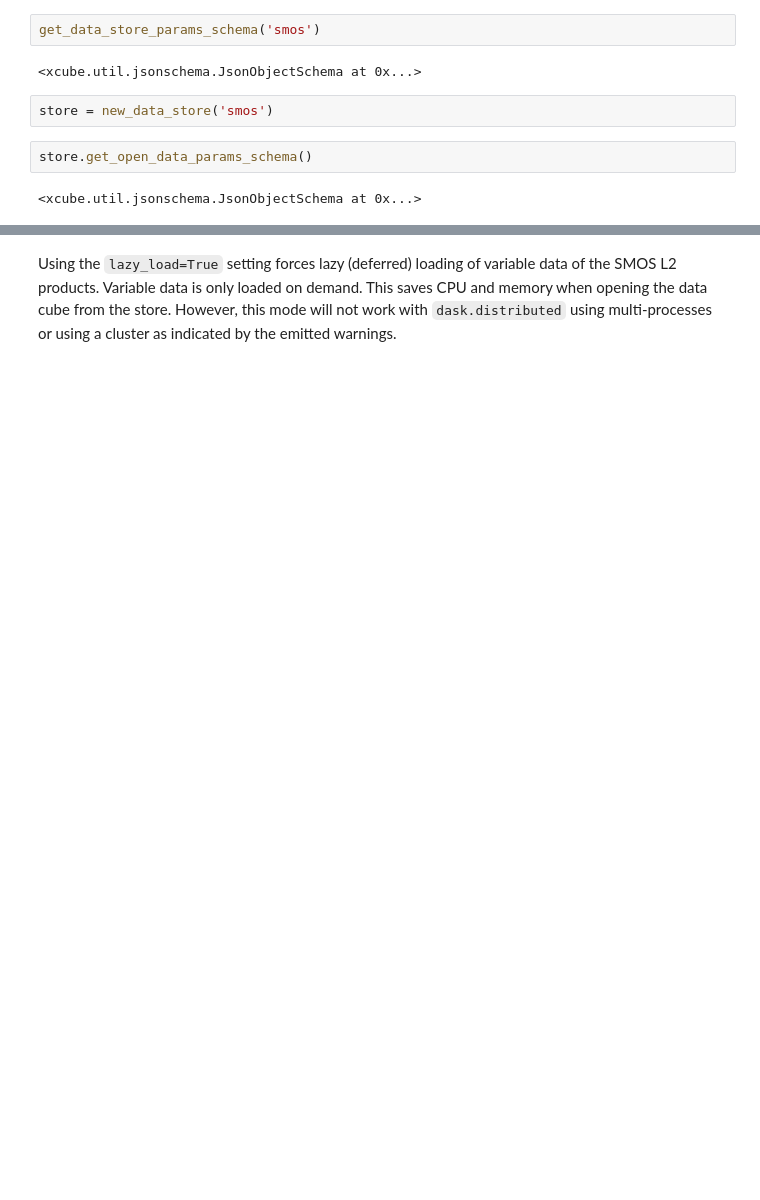
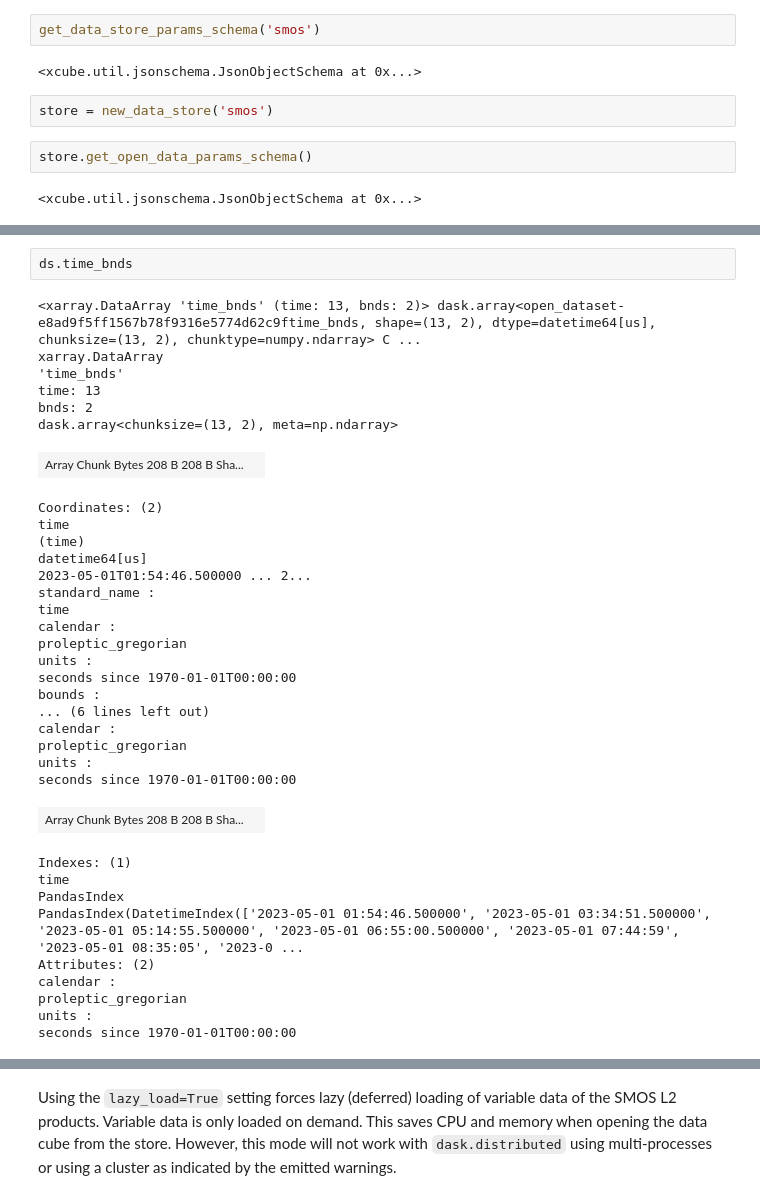
Before and after one commit to xcube-dev/xcube-smos, a Jupyter notebook: notebooks/smos-data-store.ipynb, the cells around one changed output, grey strips where cells are left out. Cells and saved outputs as stored; diff of their text form; blank space fills up the shorter version.

```diff
--- a/notebooks/smos-data-store.ipynb
+++ b/notebooks/smos-data-store.ipynb
@@ -54,3 +68,40 @@ Data variables:
+# %%
+ds.time_bnds
+# %% [output]
+<xarray.DataArray 'time_bnds' (time: 13, bnds: 2)> dask.array<open_dataset-e8ad9f5ff1567b78f9316e5774d62c9ftime_bnds, shape=(13, 2), dtype=datetime64[us], chunksize=(13, 2), chunktype=numpy.ndarray> C ...
+xarray.DataArray
+'time_bnds'
+time: 13
+bnds: 2
+dask.array<chunksize=(13, 2), meta=np.ndarray>
+| Array Chunk Bytes 208 B 208 B Sha... |  |
+Coordinates: (2)
+time
+(time)
+datetime64[us]
+2023-05-01T01:54:46.500000 ... 2...
+standard_name :
+time
+calendar :
+proleptic_gregorian
+units :
+seconds since 1970-01-01T00:00:00
+bounds :
+... (6 lines left out)
+calendar :
+proleptic_gregorian
+units :
+seconds since 1970-01-01T00:00:00
+| Array Chunk Bytes 208 B 208 B Sha... |  |
+Indexes: (1)
+time
+PandasIndex
+PandasIndex(DatetimeIndex(['2023-05-01 01:54:46.500000', '2023-05-01 03:34:51.500000', '2023-05-01 05:14:55.500000', '2023-05-01 06:55:00.500000', '2023-05-01 07:44:59', '2023-05-01 08:35:05', '2023-0 ...
+Attributes: (2)
+calendar :
+proleptic_gregorian
+units :
+seconds since 1970-01-01T00:00:00
 # %%
 ds.Soil_Moisture
 # %% [output]
```
Also changed, not shown: parts of 10 cells of this notebook, 8 other files.
